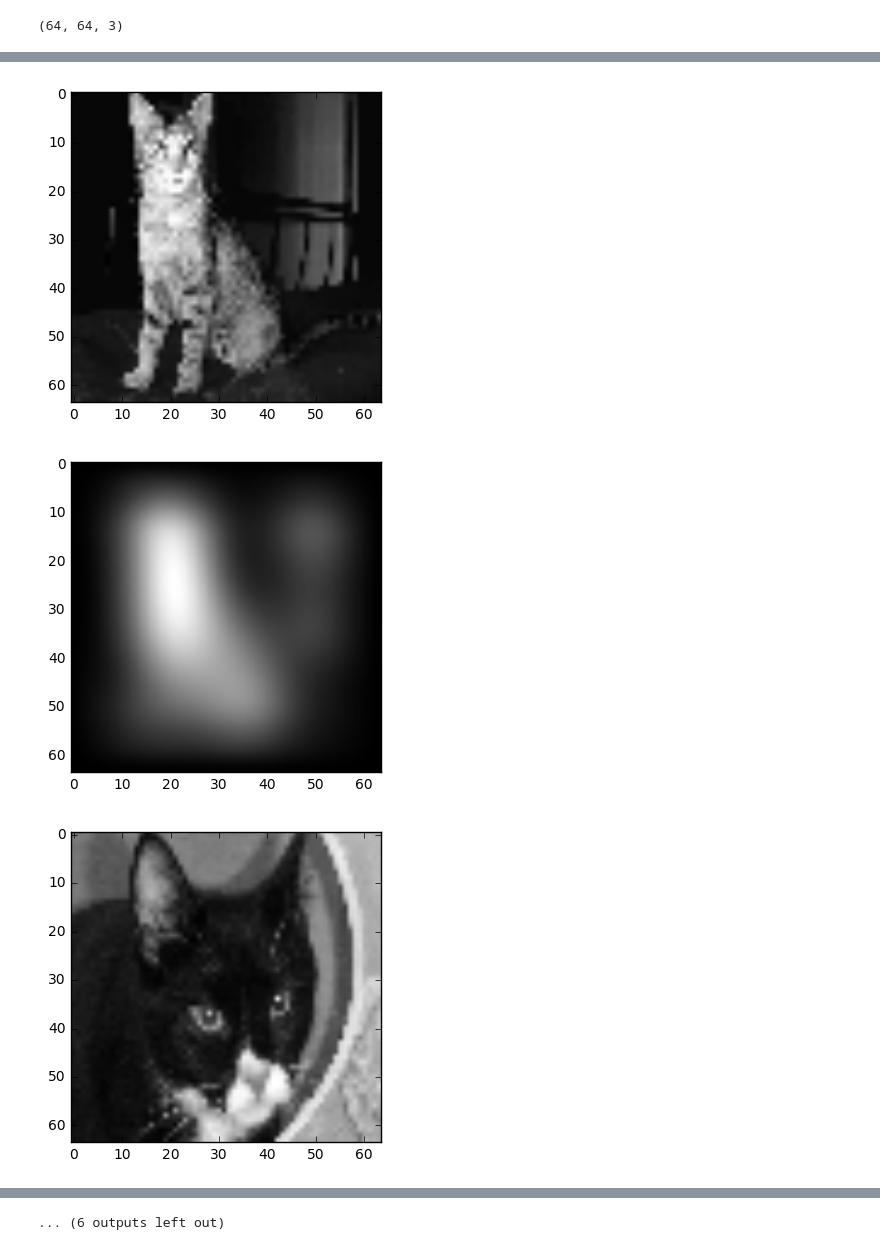
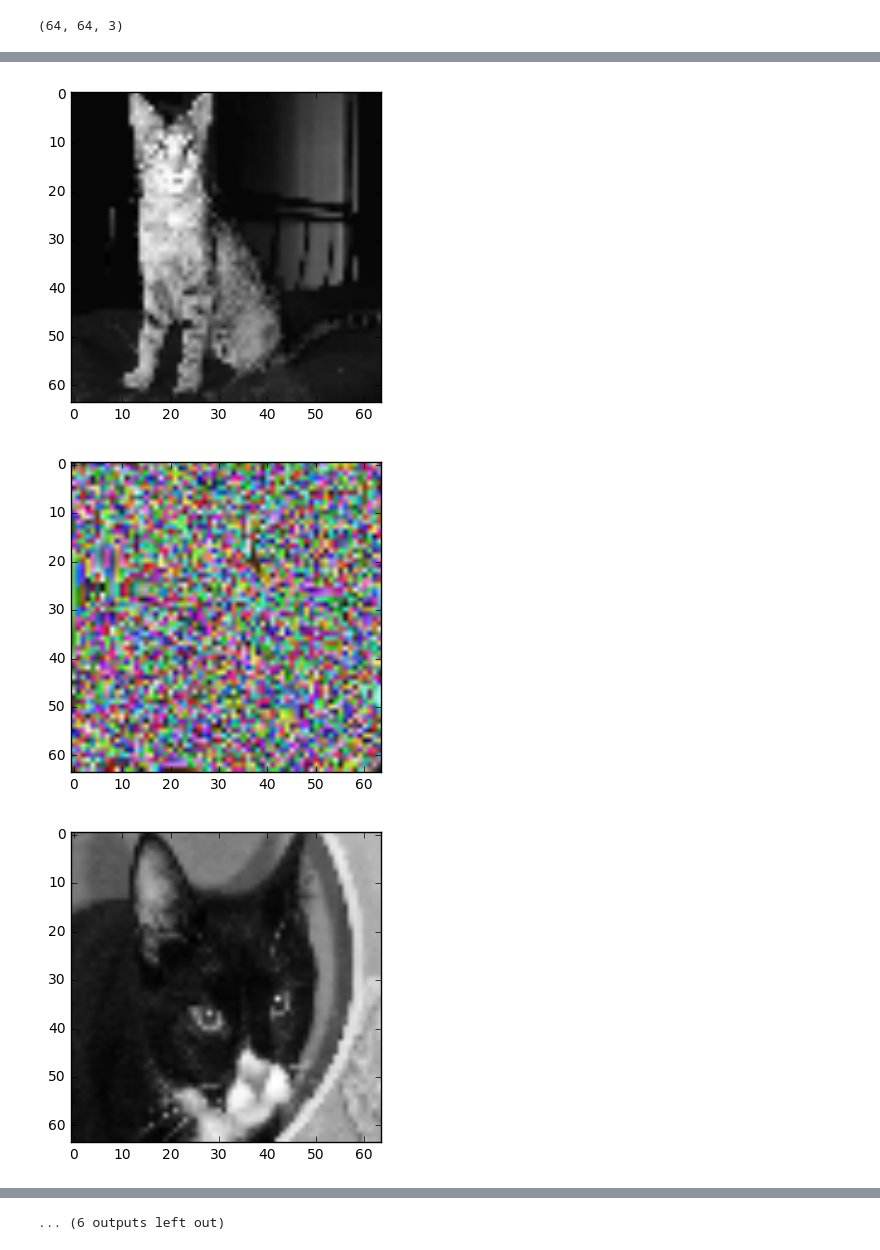
Before and after one commit to sarthusarth/colorization, a Jupyter notebook: cifar-coloring.ipynb, the cells around one changed output, grey strips where cells are left out. Cells and saved outputs as stored; diff of their text form; code cells hidden in the pictures.

```diff
--- a/cifar-coloring.ipynb
+++ b/cifar-coloring.ipynb
@@ -9,10 +9,10 @@ import cv2
 import pandas as pd
 import os
 # %%
-images=os.listdir('./cifar_images')
+images=os.listdir('../cat-dog-images')
 data=[]
 for ix in range(5000):
-    img=cv2.imread('./cifar_images/'+images[ix])
+    img=cv2.imread('../cat-dog-images/'+images[ix])
     img=cv2.cvtColor(img,cv2.COLOR_BGR2RGB)
     img=cv2.resize(img,(64,64))
     data.append(img)
@@ -26,12 +20,3 @@ plt.axis('off')
-# %%
-images=os.listdir('./cat-dog-images')
-data=[]
-for ix in range(5000):
-    img=cv2.imread('./cat-dog-images/'+images[ix])
-    img=cv2.cvtColor(img,cv2.COLOR_BGR2RGB)
-    img=cv2.resize(img,(64,64))
-    data.append(img)
-data=np.array(data)
 # %%
 y=[]
 for ix in data:
@@ -50,6 +39,6 @@ y_test=y[4500:]/255.0
 # %%
 model=Sequential()
-model.add(Convolution2D(64,3,3,input_shape=(1,64,64),activation='relu'))
+model.add(Convolution2D(64,3,3,input_shape=(64,64,1),activation='relu'))
 model.add(Convolution2D(128,3,3,activation='relu'))
 model.add(MaxPooling2D(pool_size=(2,2)))
 model.add(Convolution2D(32,5,5,activation='relu'))
@@ -106,7 +95,7 @@ print out[0].shape
 for ix in range(1,10):
     plt.imshow(y[ix].reshape(64,64),cmap='gray')
     plt.show()
-    plt.imshow(out[ix, :, :, 0], cmap='gray')
+    plt.imshow(out[ix])
     plt.show()
 # %% [output]
 [figure]
@@ -120,3 +109,3 @@ for ix in range(1,10):
 [figure]
-[figure, old version]
+[figure, new version]
 [figure]
```
Also changed, not shown: parts of 5 cells of this notebook, 1 other file.
